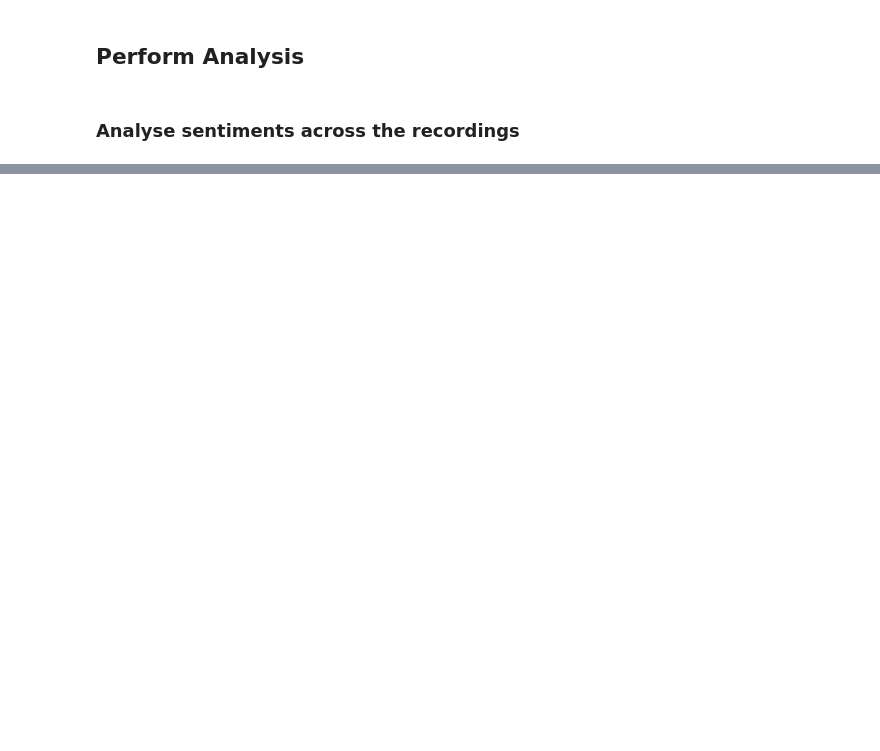
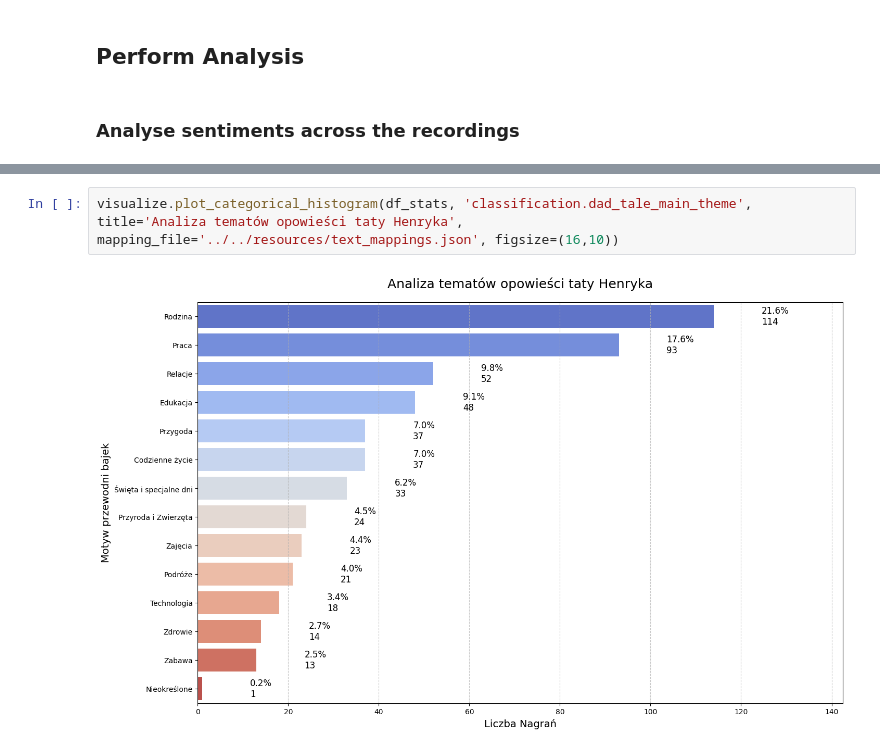
Before and after one commit to stellarshenson/henryk-analysis, a Jupyter notebook: notebooks/recordings/5 - Analyse transcription classifications.ipynb, the cells around one changed output, grey strips where cells are left out. Drawn from its saved outputs; the diff is of its cells as text; blank space fills up the shorter version.

```diff
--- a/notebooks/recordings/5 - Analyse transcription classifications.ipynb
+++ b/notebooks/recordings/5 - Analyse transcription classifications.ipynb
@@ -54,0 +71,4 @@ visualize.plot_categorical_histogram(df_stats, 'classification.overall_sentiment
+# %%
+visualize.plot_categorical_histogram(df_stats, 'classification.dad_tale_main_theme', title='Analiza tematów opowieści taty Henryka', mapping_file='../../resources/text_mappings.json', figsize=(16,10))
+# %% [output]
+[figure, added]
```
Also changed, not shown: parts of 13 cells of this notebook, 4 other files.
